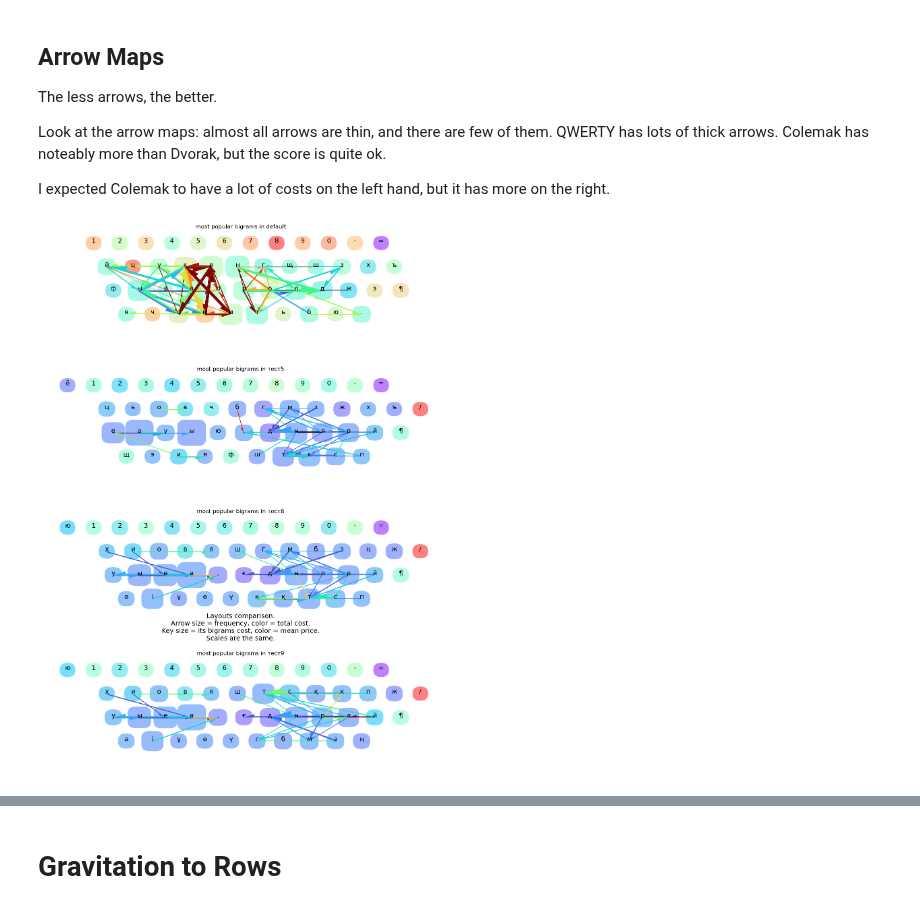
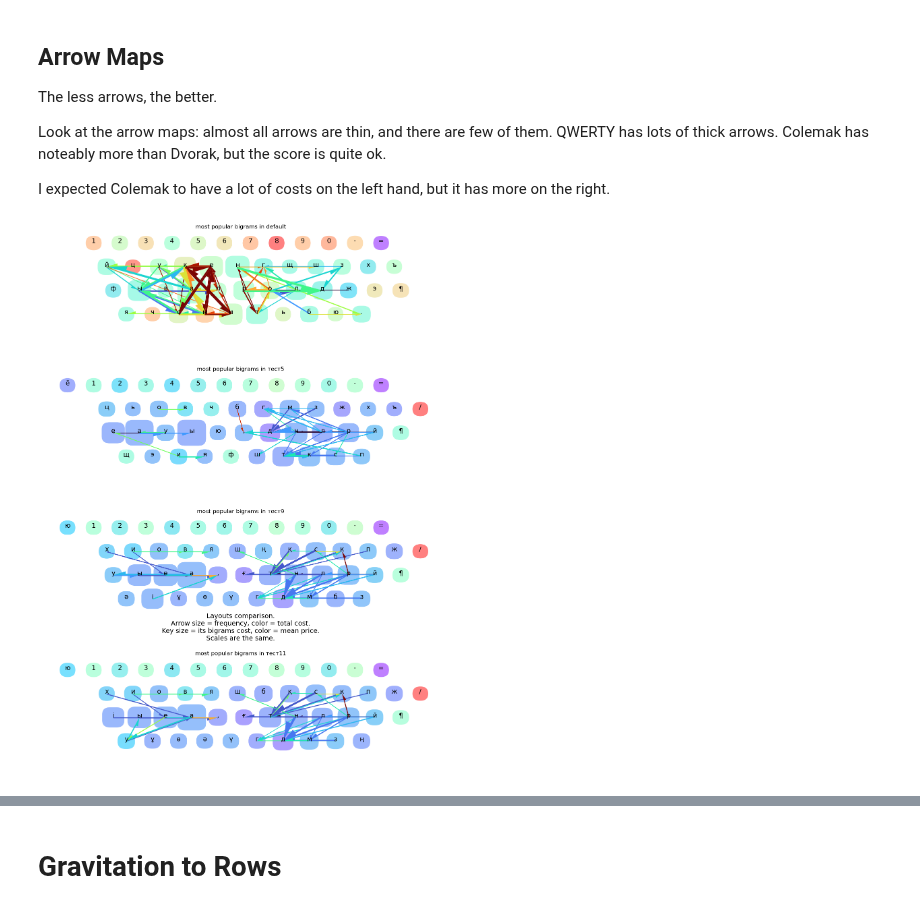
Before and after one commit to culebron/rus-layout-opt, a Jupyter notebook: Kazakh Example.ipynb, the cells around one changed output, grey strips where cells are left out. Cells and saved outputs as stored; diff of their text form; code cells hidden in the pictures.

```diff
--- a/Kazakh Example.ipynb
+++ b/Kazakh Example.ipynb
@@ -332,0 +367,2 @@ res[key].display('freq')
+# %%
+key = 'тест11'
@@ -339,7 +383,7 @@ Look at the arrow maps: almost all arrows are thin, and there are few of them. Q
 
 I expected Colemak to have a lot of costs on the left hand, but it has more on the right.
 # %%
-res['default'].combomap(res['тест5'], res['тест8'], res[key])
+res['default'].combomap(res['тест5'], res['тест9'], res[key])
 # %% [output]
-[figure, old version]
+[figure, new version]
 # %%
```
Also changed, not shown: parts of 15 cells of this notebook.
